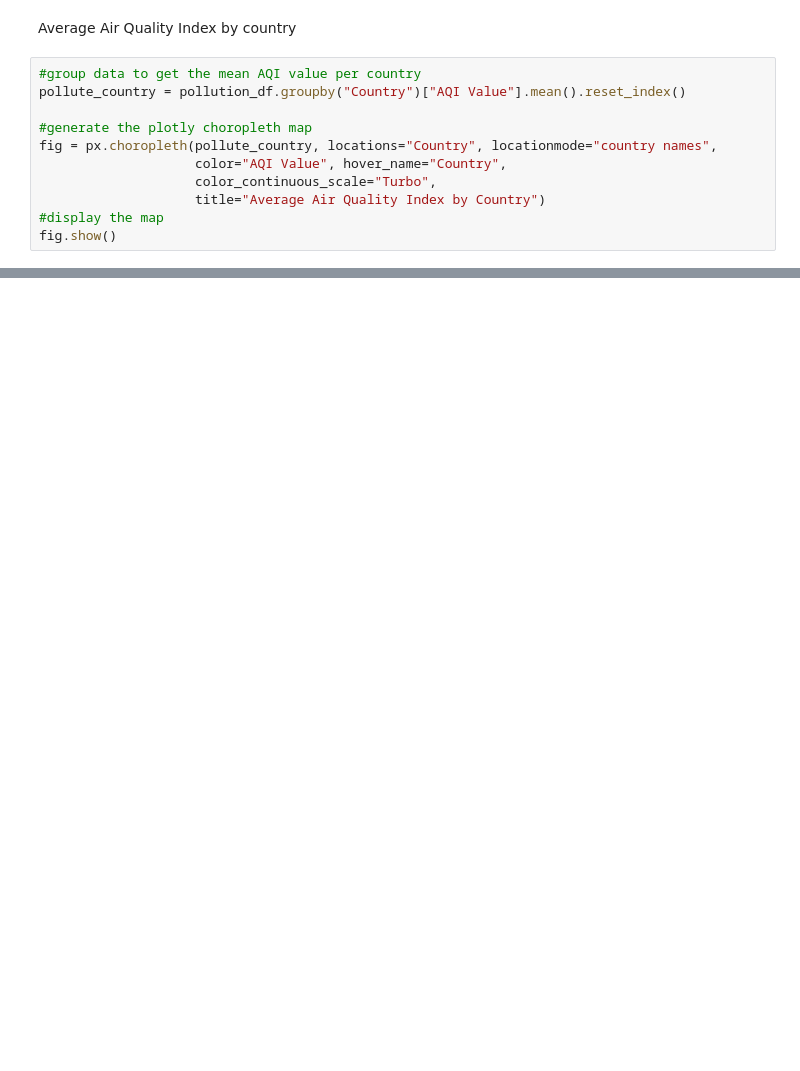
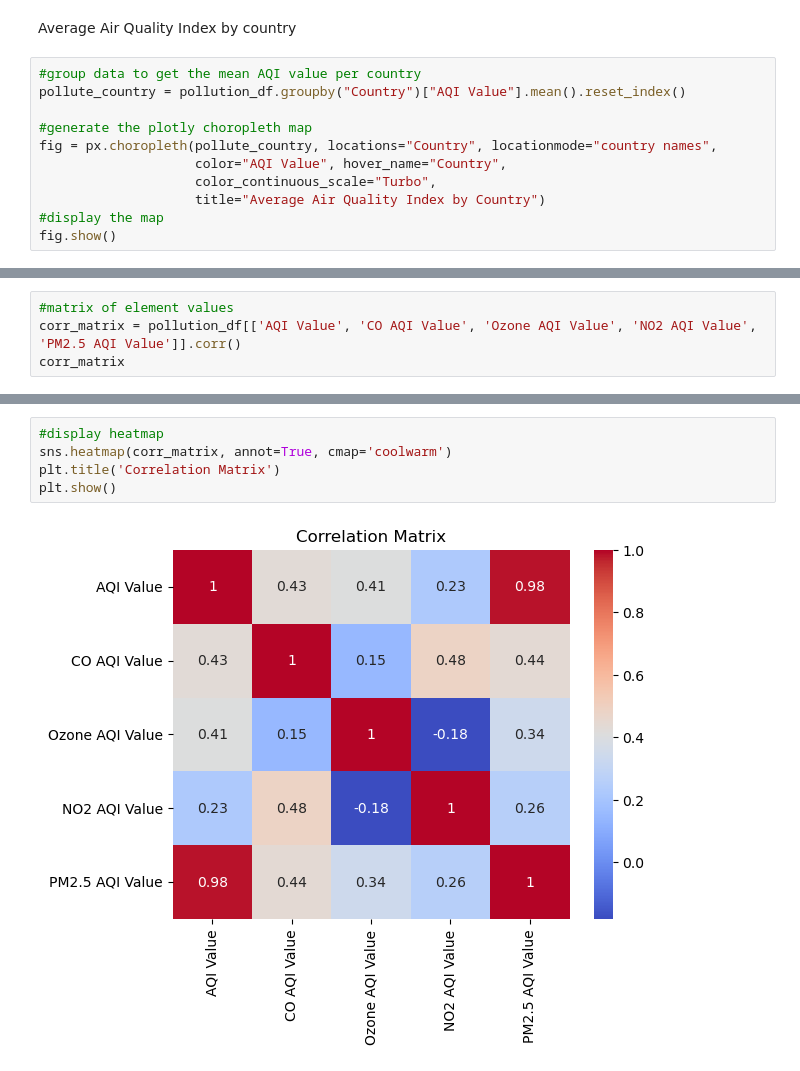
Before and after one commit to aroshacdX/msc-project-individual, a Jupyter notebook: AirPollutionAnalysis.ipynb, the cells around one changed output, grey strips where cells are left out. Saved outputs shown, nothing was run; the diff lists cells and outputs as text; blank space fills up the shorter version.

Commit message:
plot a heat map and corr matrix to visualize correlation between pollutants

```diff
--- a/AirPollutionAnalysis.ipynb
+++ b/AirPollutionAnalysis.ipynb
@@ -333,0 +336,4 @@ fig.show()
+# %%
+#matrix of element values
+corr_matrix = pollution_df[['AQI Value', 'CO AQI Value', 'Ozone AQI Value', 'NO2 AQI Value', 'PM2.5 AQI Value']].corr()
+corr_matrix
@@ -333,0 +347,7 @@ fig.show()
+# %%
+#display heatmap
+sns.heatmap(corr_matrix, annot=True, cmap='coolwarm')
+plt.title('Correlation Matrix')
+plt.show()
+# %% [output]
+[figure, added]
```
Also changed, not shown: parts of 2 cells of this notebook.
